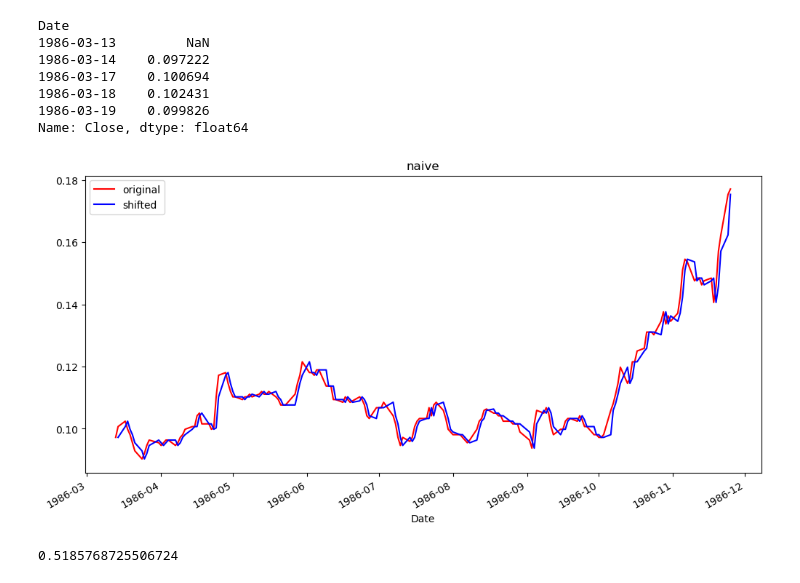
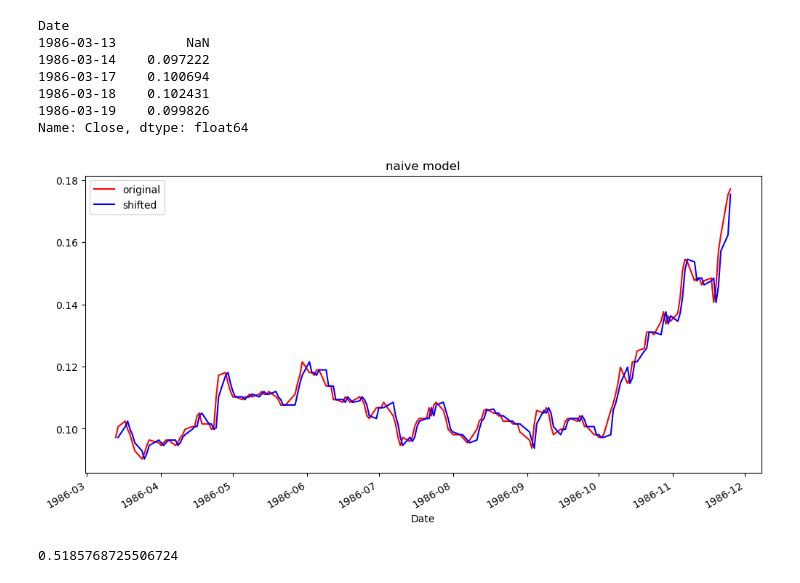
Before and after one commit to ajbudhi/Microsoft-Stock-Time-Series-Analysis, a Jupyter notebook: microsoft_stock_analysis.ipynb, the cells around one changed output. Drawn from its saved outputs; the diff is of its cells as text; code cells hidden in the pictures.

```diff
--- a/microsoft_stock_analysis.ipynb
+++ b/microsoft_stock_analysis.ipynb
@@ -234,13 +288,13 @@ Name: Close, dtype: float64
 # %%
 fig, ax = plt.subplots(figsize=(12, 6))
 
 train[0:180].plot(ax=ax, c='r', label='original')
 naive[0:180].plot(ax=ax, c='b', label='shifted')
-ax.set_title('naive')
+ax.set_title('naive model')
 ax.legend()
 plt.show();
 # %% [output]
-[figure, old version]
+[figure, new version]
 # %%
 np.sqrt(mean_squared_error(train[1:], naive.dropna()))
 # %% [output]
```
Also changed, not shown: parts of 17 cells of this notebook, 2 other files.
